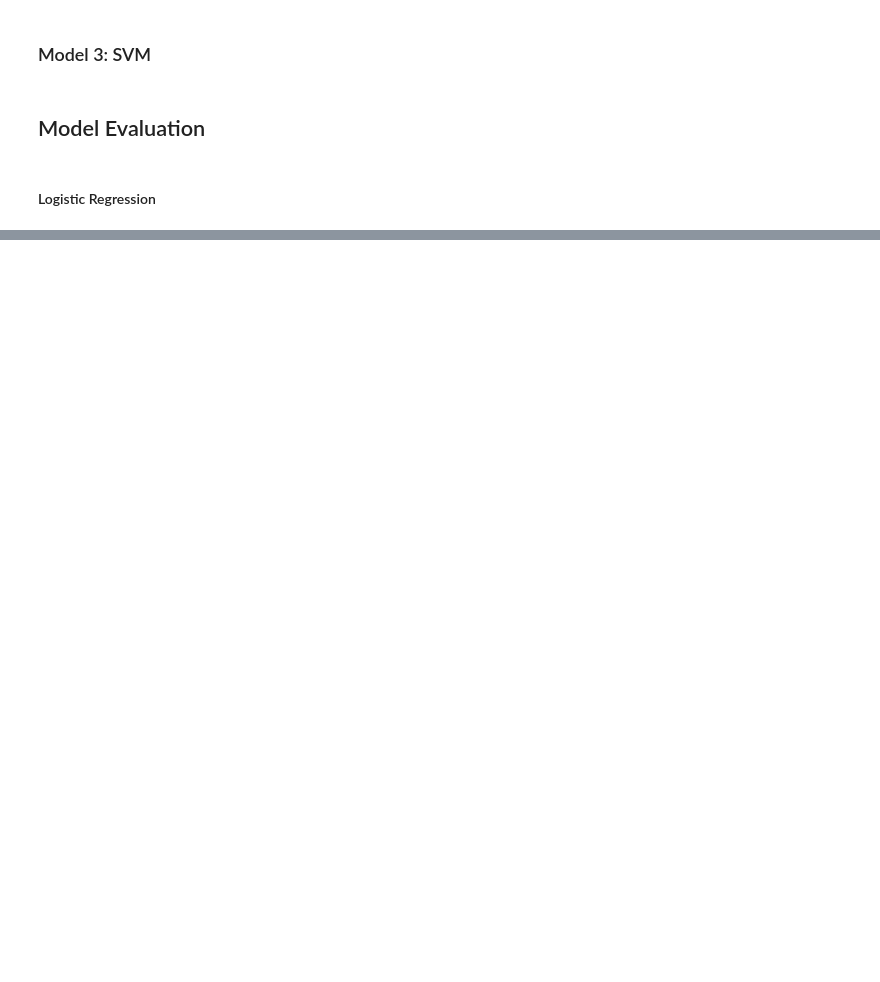
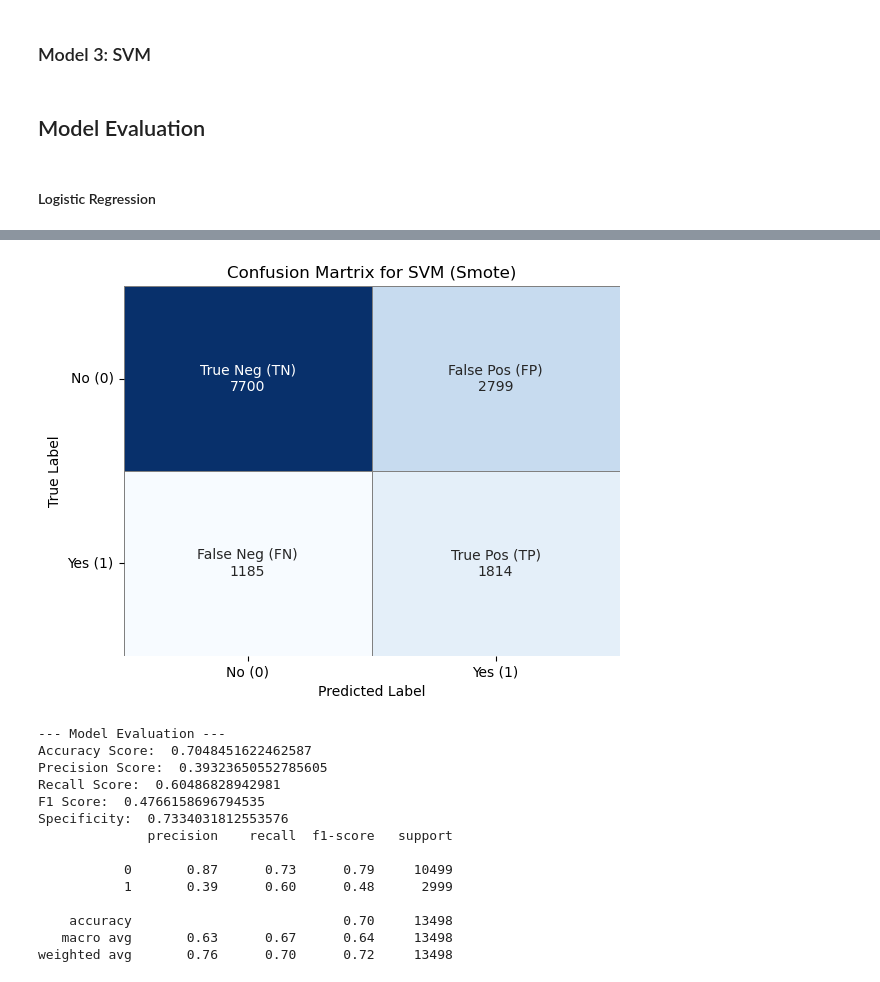
Before and after one commit to jb705249/SJU_DSS_740_Final_Project, a Jupyter notebook: Scr/all_models.ipynb, the cells around one changed output, grey strips where cells are left out. Cells and saved outputs as stored; diff of their text form; code cells hidden in the pictures; blank space fills up the shorter version.

```diff
--- a/Scr/all_models.ipynb
+++ b/Scr/all_models.ipynb
@@ -328,0 +380,20 @@ Specificity:  0.6671111534431851
+# %%
+# Smote Model
+svm_pred_smote = svm_smote.predict(X_smote_test)
+print(cm(svm_pred_smote, y_smote_test, 'SVM', smote=True))
+# %% [output]
+[figure, added]
+--- Model Evaluation ---
+Accuracy Score:  0.7048451622462587
+Precision Score:  0.39323650552785605
+Recall Score:  0.60486828942981
+F1 Score:  0.4766158696794535
+Specificity:  0.7334031812553576
+              precision    recall  f1-score   support
+
+           0       0.87      0.73      0.79     10499
+           1       0.39      0.60      0.48      2999
+
+    accuracy                           0.70     13498
+   macro avg       0.63      0.67      0.64     13498
+weighted avg       0.76      0.70      0.72     13498
```
Also changed, not shown: parts of 20 cells of this notebook.
